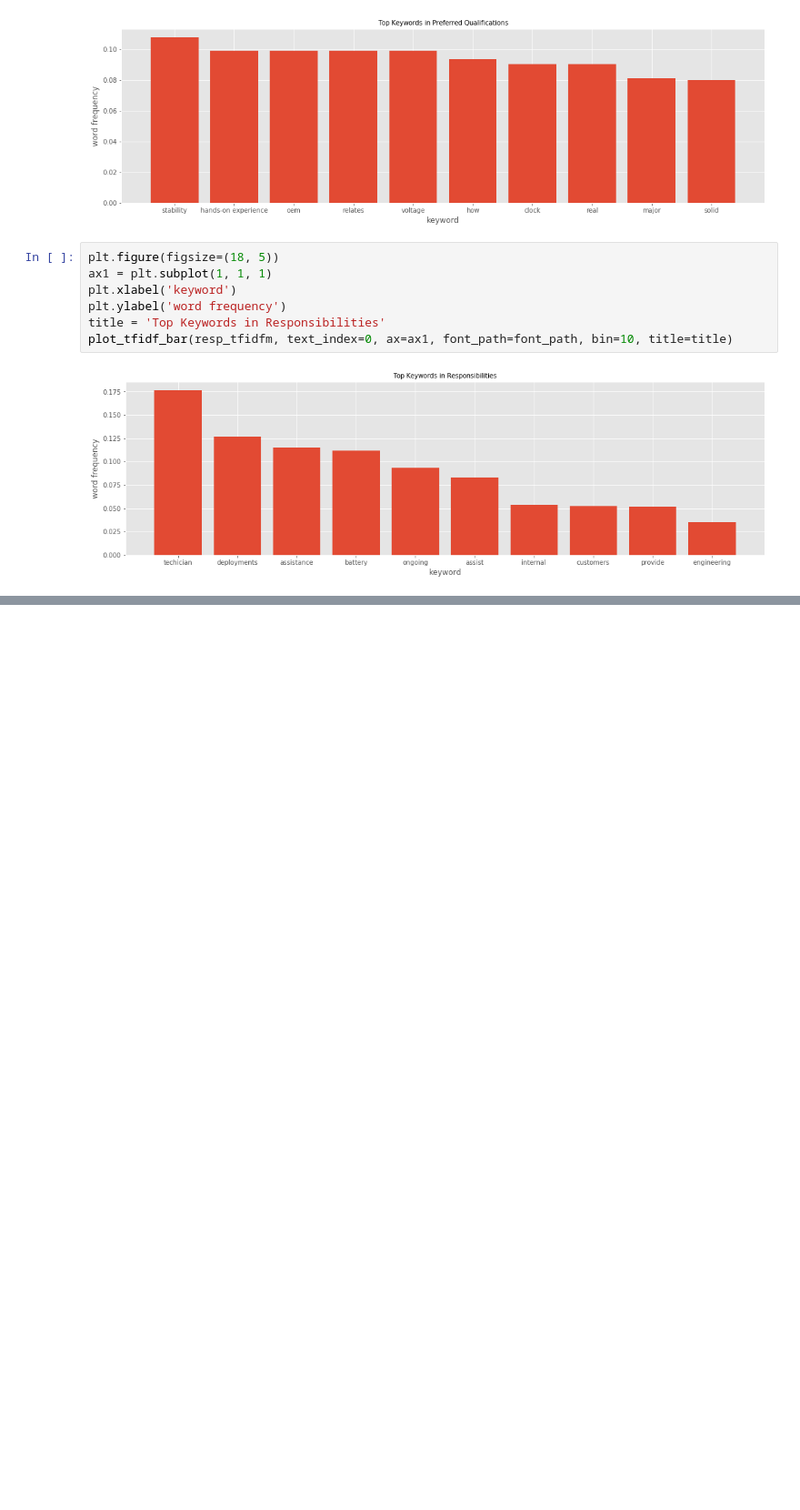
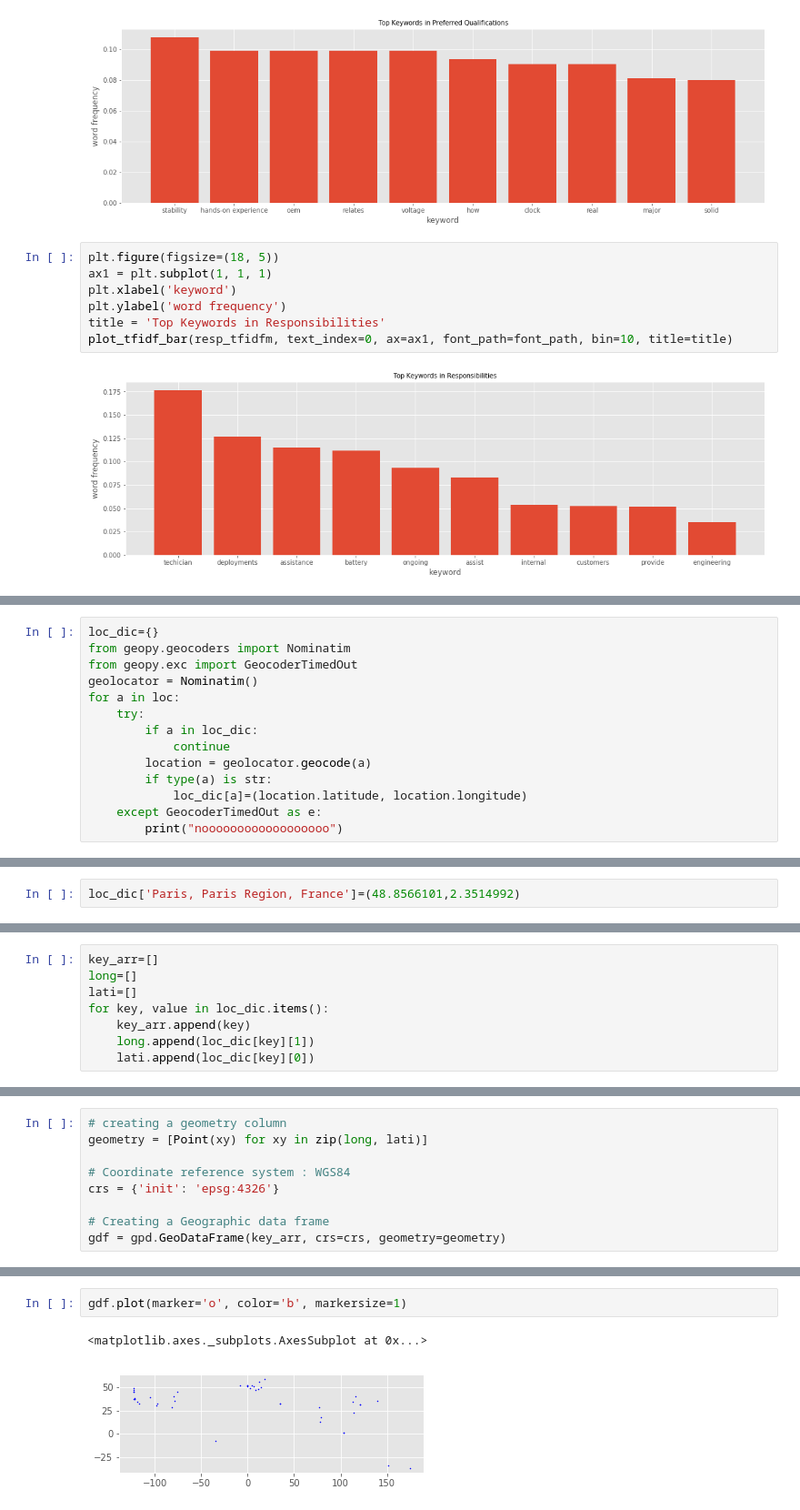
Before and after one commit to a19990506/Hello-World, a Jupyter notebook: project/Apple_analyze.ipynb, the cells around one changed output, grey strips where cells are left out. Shown at 91% size. Cells and saved outputs as stored; diff of their text form; blank space fills up the shorter version.

```diff
--- a/project/Apple_analyze.ipynb
+++ b/project/Apple_analyze.ipynb
@@ -452,0 +457,14 @@ plot_tfidf_bar(resp_tfidfm, text_index=0, ax=ax1, font_path=font_path, bin=10, t
+# %%
+loc_dic={}
+from geopy.geocoders import Nominatim
+from geopy.exc import GeocoderTimedOut
+geolocator = Nominatim()
+for a in loc:
+    try:
+        if a in loc_dic:
+            continue
+        location = geolocator.geocode(a)
+        if type(a) is str:
+            loc_dic[a]=(location.latitude, location.longitude)
+    except GeocoderTimedOut as e:
+        print("noooooooooooooooooo")
@@ -452,0 +480,2 @@ plot_tfidf_bar(resp_tfidfm, text_index=0, ax=ax1, font_path=font_path, bin=10, t
+# %%
+loc_dic['Paris, Paris Region, France']=(48.8566101,2.3514992)
@@ -452,0 +502,8 @@ plot_tfidf_bar(resp_tfidfm, text_index=0, ax=ax1, font_path=font_path, bin=10, t
+# %%
+key_arr=[]
+long=[]
+lati=[]
+for key, value in loc_dic.items():
+    key_arr.append(key)
+    long.append(loc_dic[key][1])
+    lati.append(loc_dic[key][0])
@@ -452,0 +513,9 @@ plot_tfidf_bar(resp_tfidfm, text_index=0, ax=ax1, font_path=font_path, bin=10, t
+# %%
+# creating a geometry column
+geometry = [Point(xy) for xy in zip(long, lati)]
+
+# Coordinate reference system : WGS84
+crs = {'init': 'epsg:4326'}
+
+# Creating a Geographic data frame
+gdf = gpd.GeoDataFrame(key_arr, crs=crs, geometry=geometry)
@@ -452,0 +542,5 @@ plot_tfidf_bar(resp_tfidfm, text_index=0, ax=ax1, font_path=font_path, bin=10, t
+# %%
+gdf.plot(marker='o', color='b', markersize=1)
+# %% [output]
+<matplotlib.axes._subplots.AxesSubplot at 0x...>
+[figure, added]
```
Also changed, not shown: parts of 9 cells of this notebook.
